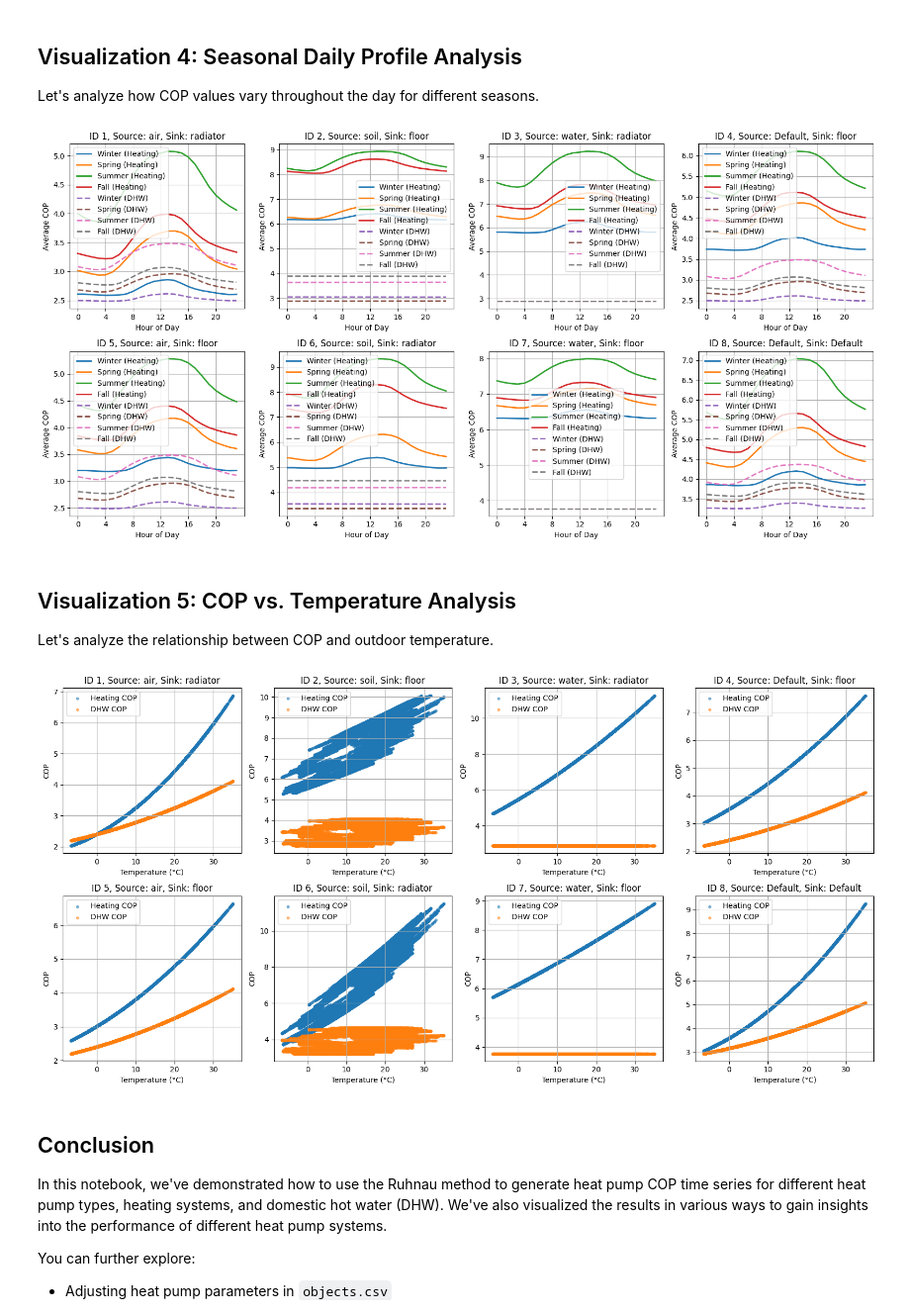
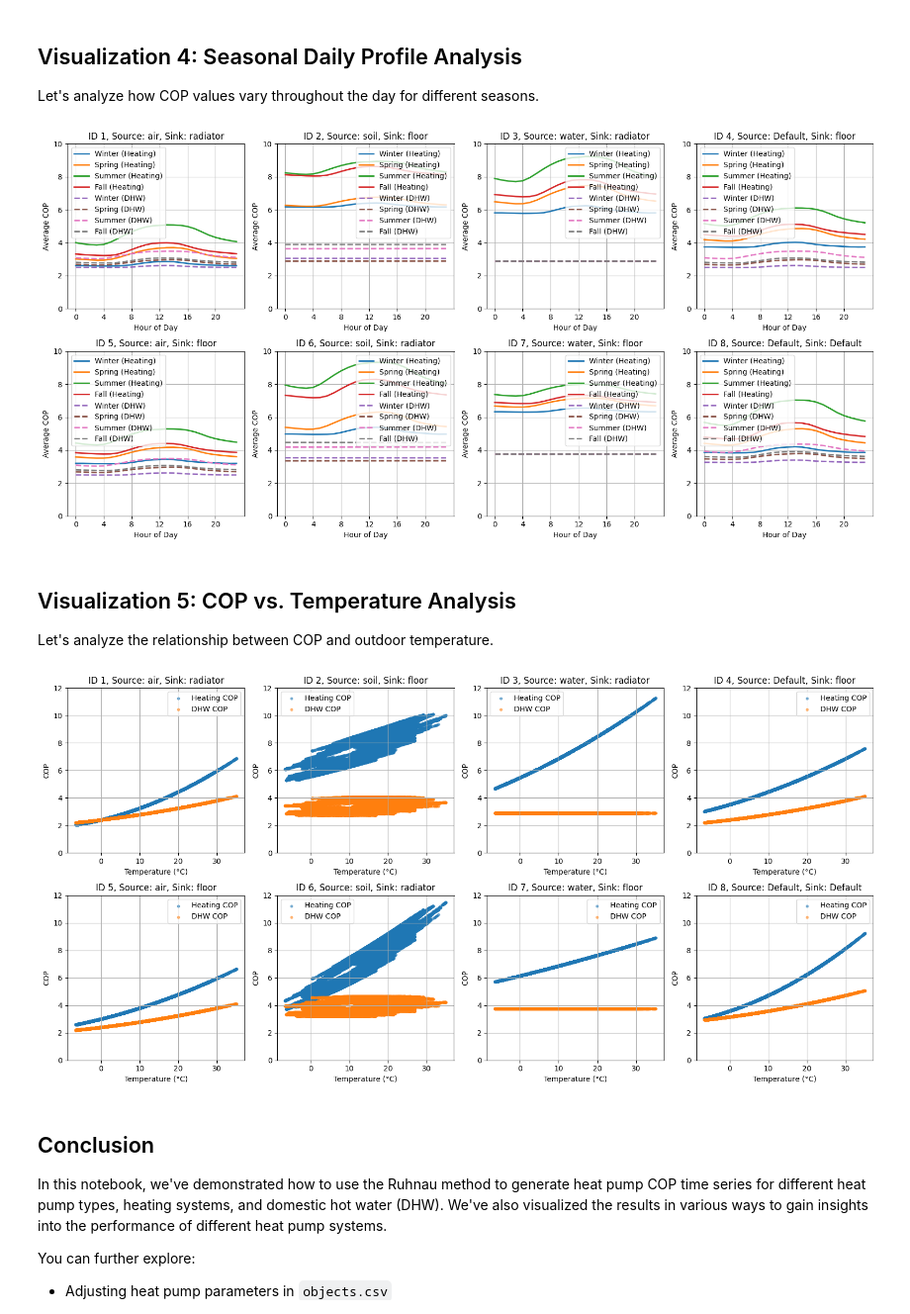
Before and after one commit to tum-ens/EnTiSe, a Jupyter notebook: examples/hp_ruhnau/runme.ipynb, the cells around one changed output. Shown at 99% size. Cells and saved outputs as stored; diff of their text form; code cells hidden in the pictures.

```diff
--- a/examples/hp_ruhnau/runme.ipynb
+++ b/examples/hp_ruhnau/runme.ipynb
@@ -205,6 +205,7 @@ for i, obj_id in enumerate(df):
     axes[i].set_title(f'ID {obj_id}, Source: {hp_source}, Sink: {hp_sink}')
     axes[i].set_xlabel('Time')
     axes[i].set_ylabel('COP')
+    axes[i].set_ylim(0, 12)
     axes[i].legend()
     axes[i].grid(True)
 
@@ -340,6 +341,7 @@ for i, obj_id in enumerate(df):
     axes[i].set_title(f'ID {obj_id}, Source: {hp_source}, Sink: {hp_sink}')
     axes[i].set_xlabel('Hour of Day')
     axes[i].set_ylabel('Average COP')
+    axes[i].set_ylim(0, 10)
     axes[i].legend()
     axes[i].grid(True)
     axes[i].set_xticks(range(0, 24, 4))  # Show fewer ticks for readability
@@ -352,7 +354,7 @@ for i in range(len(df), len(axes)):
 plt.tight_layout()
 plt.show()
 # %% [output]
-[figure, old version]
+[figure, new version]
 # %% [markdown]
 ## Visualization 5: COP vs. Temperature Analysis
 
@@ -432,34 +434,35 @@ for i, obj_id in enumerate(df):
     # Process DHW COP
     dhw_col = f"{Types.HP}_{Types.DHW}"
     if dhw_col in df[obj_id][Types.HP].columns:
         # Merge COP and temperature data
         merged_data = pd.merge(
             df[obj_id][Types.HP][dhw_col],
             weather_data[temp_col],
             left_index=True,
             right_index=True,
             how='inner'
         )
 
         # Plot scatter plot
         axes[i].scatter(merged_data[temp_col], merged_data[dhw_col],
                        label='DHW COP', alpha=0.5, s=10)
 
     axes[i].set_title(f'ID {obj_id}, Source: {hp_source}, Sink: {hp_sink}')
     axes[i].set_xlabel('Temperature (°C)')
     axes[i].set_ylabel('COP')
+    axes[i].set_ylim(0, 12)
     axes[i].legend()
     axes[i].grid(True)
 
 # Hide empty subplots
 for i in range(len(df), len(axes)):
     if i < len(axes):
         axes[i].axis('off')
 
 plt.tight_layout()
 plt.show()
 # %% [output]
-[figure, old version]
+[figure, new version]
 # %% [markdown]
 ## Conclusion
 
```
Also changed, not shown: parts of 1 cell of this notebook, 2 other files.
